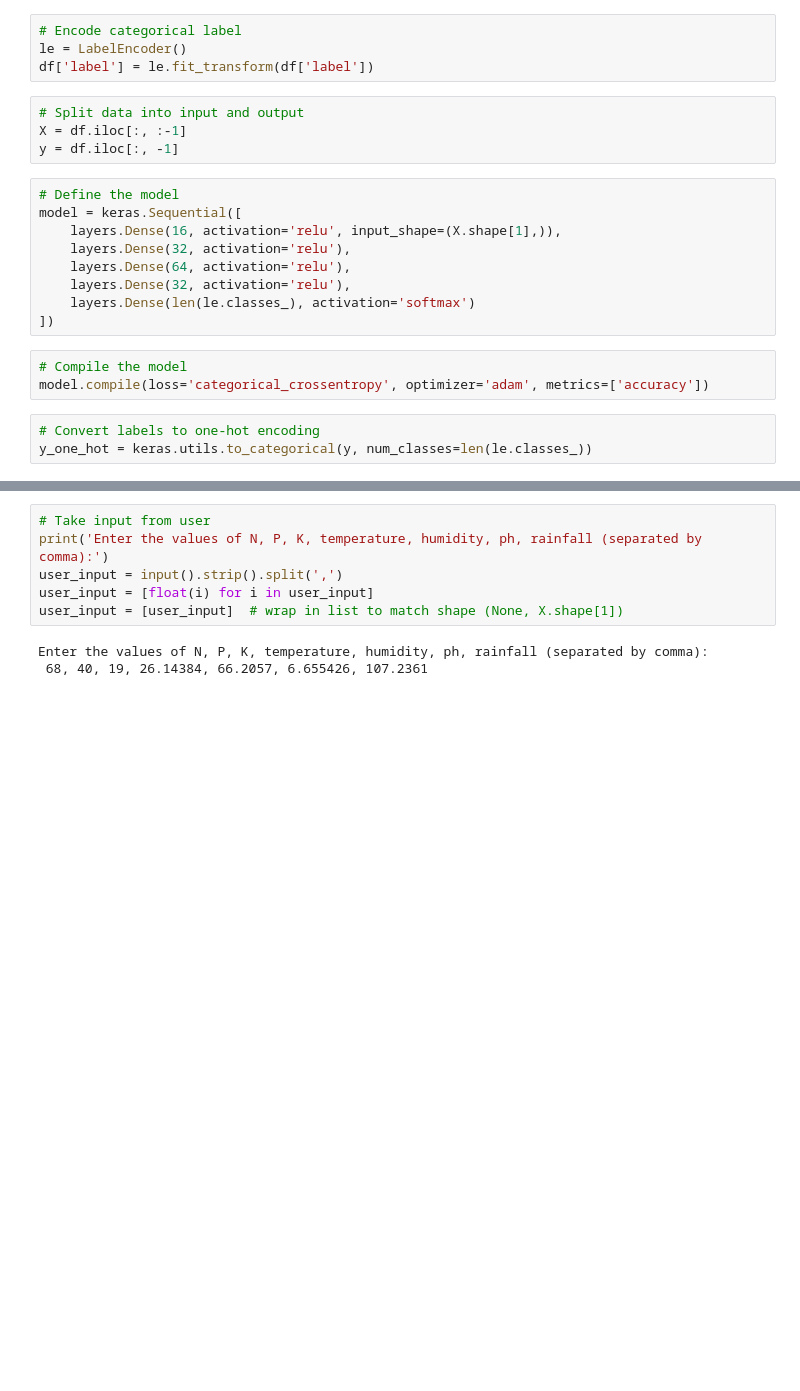
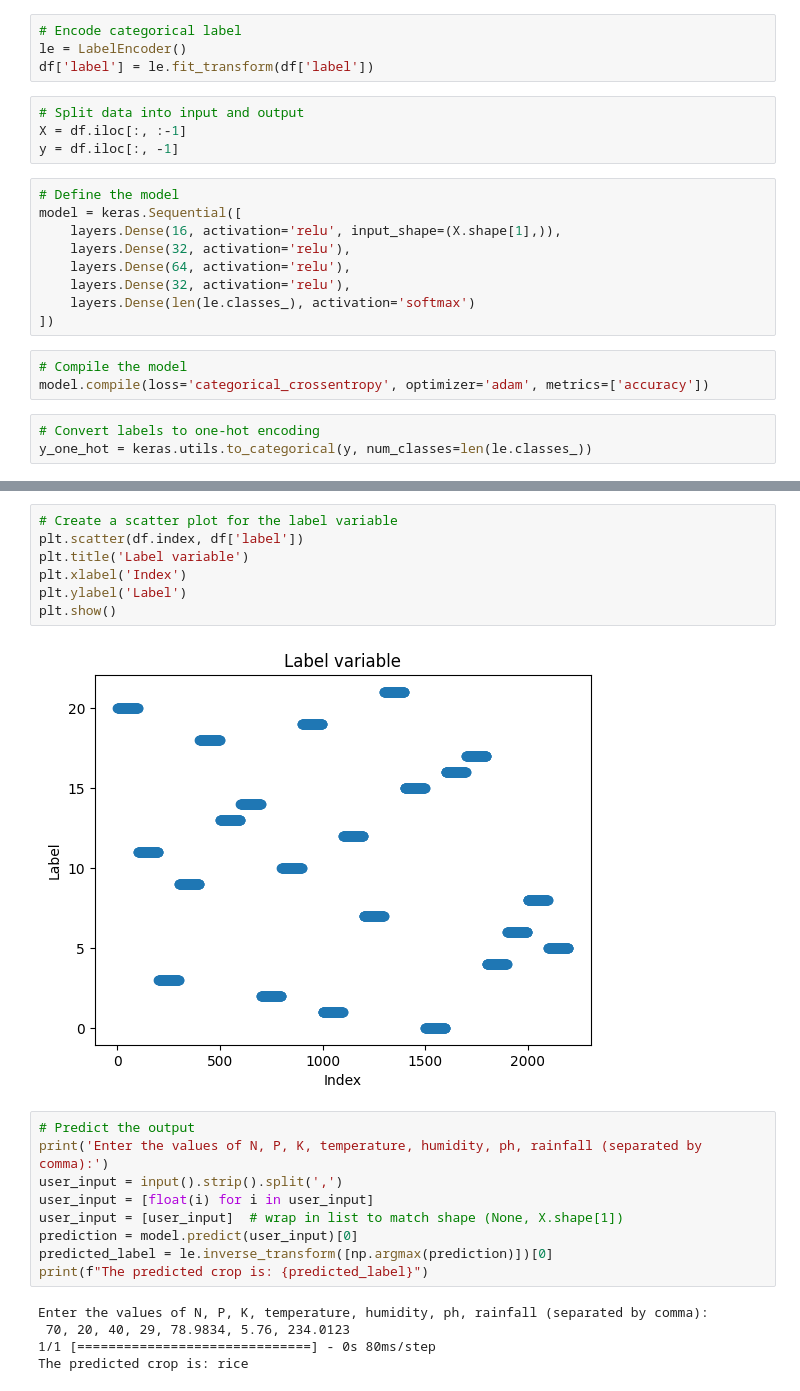
Before and after one commit to shreyash-jais-02/Crop-Prediction, a Jupyter notebook: Crop Prediction.ipynb, the cells around one changed output, grey strips where cells are left out. Drawn from its saved outputs; the diff is of its cells as text; blank space fills up the shorter version.

```diff
--- a/Crop Prediction.ipynb
+++ b/Crop Prediction.ipynb
@@ -60,9 +99,23 @@ Epoch 10/10
+# %%
+# Create a scatter plot for the label variable
+plt.scatter(df.index, df['label'])
+plt.title('Label variable')
+plt.xlabel('Index')
+plt.ylabel('Label')
+plt.show()
+# %% [output]
+[figure, added]
 # %%
-# Take input from user
+# Predict the output
 print('Enter the values of N, P, K, temperature, humidity, ph, rainfall (separated by comma):')
 user_input = input().strip().split(',')
 user_input = [float(i) for i in user_input]
 user_input = [user_input]  # wrap in list to match shape (None, X.shape[1])
+prediction = model.predict(user_input)[0]
+predicted_label = le.inverse_transform([np.argmax(prediction)])[0]
+print(f"The predicted crop is: {predicted_label}")
 # %% [output]
 Enter the values of N, P, K, temperature, humidity, ph, rainfall (separated by comma):
- 68, 40, 19, 26.14384, 66.2057, 6.655426, 107.2361
+ 70, 20, 40, 29, 78.9834, 5.76, 234.0123
+1/1 [==============================] - 0s 80ms/step
+The predicted crop is: rice
```
Also changed, not shown: parts of 5 cells of this notebook.
